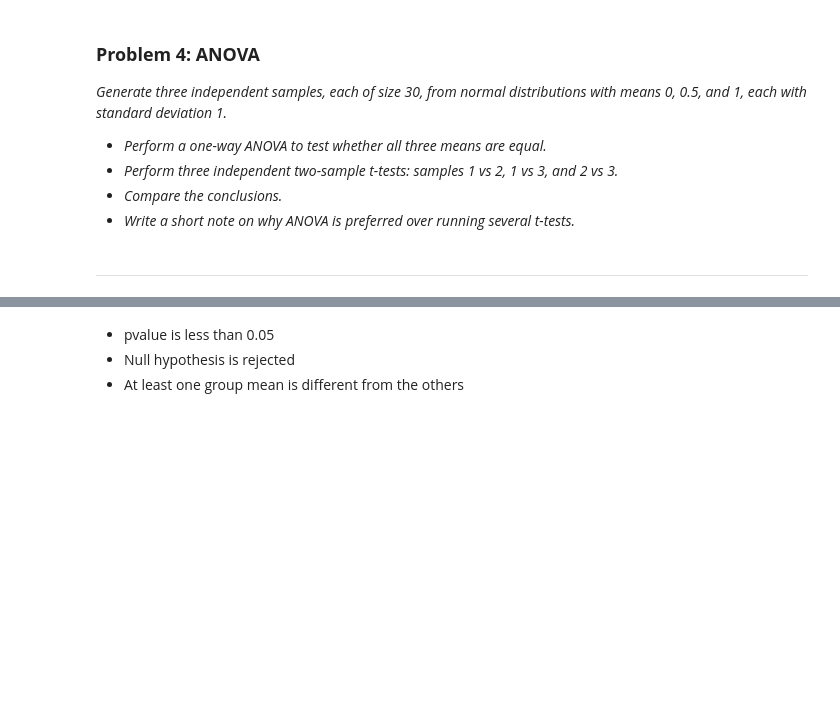
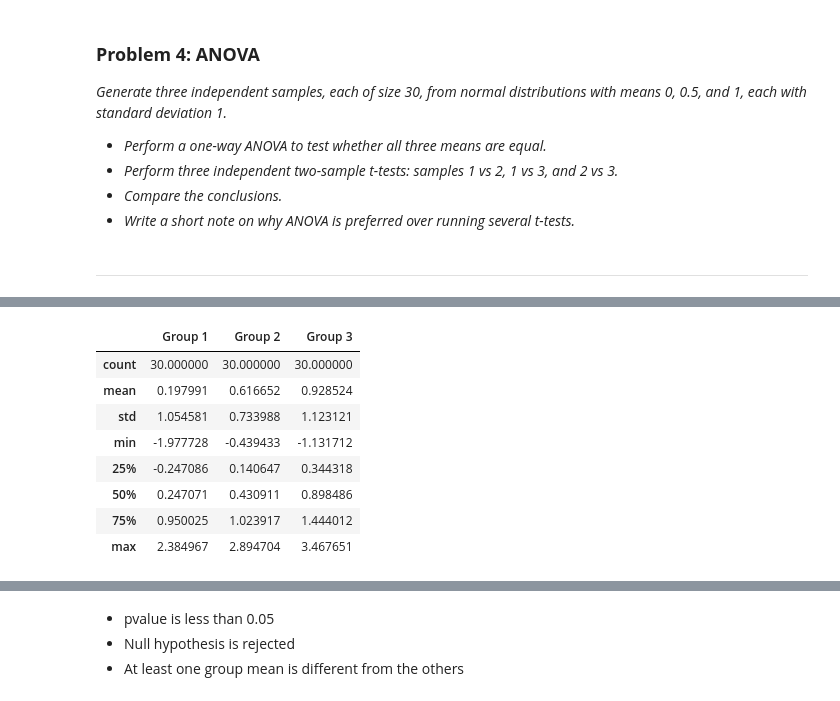
Before and after one commit to lryan30/applied_statistics, a Jupyter notebook: problems.ipynb, the cells around one changed output, grey strips where cells are left out. Saved outputs shown, nothing was run; the diff lists cells and outputs as text; code cells hidden in the pictures; blank space fills up the shorter version.

```diff
--- a/problems.ipynb
+++ b/problems.ipynb
@@ -397,3 +407,6 @@ https://docs.scipy.org/doc/scipy/reference/generated/scipy.stats.f_oneway.html
 group1 = np.random.normal(0.0, 1, 30)
 group2 = np.random.normal(0.5, 1, 30)
 group3 = np.random.normal(1.0, 1, 30)
+# %%
+df = pd.DataFrame({'Group 1': group1, 'Group 2': group2, 'Group 3': group3})
+df.head()
@@ -400,3 +420,15 @@ group3 = np.random.normal(1.0, 1, 30)
+# %%
+df.describe()
+# %% [output]
+|  | Group 1 | Group 2 | Group 3 |
+| count | 30.000000 | 30.000000 | 30.000000 |
+| mean | 0.197991 | 0.616652 | 0.928524 |
+| std | 1.054581 | 0.733988 | 1.123121 |
+| min | -1.977728 | -0.439433 | -1.131712 |
+| 25% | -0.247086 | 0.140647 | 0.344318 |
+| 50% | 0.247071 | 0.430911 | 0.898486 |
+| 75% | 0.950025 | 1.023917 | 1.444012 |
+| max | 2.384967 | 2.894704 | 3.467651 |
 # %%
 # one-way Anova
 fstat, pvalue = stats.f_oneway(group1, group2, group3)
```
Also changed, not shown: parts of 23 cells of this notebook.
